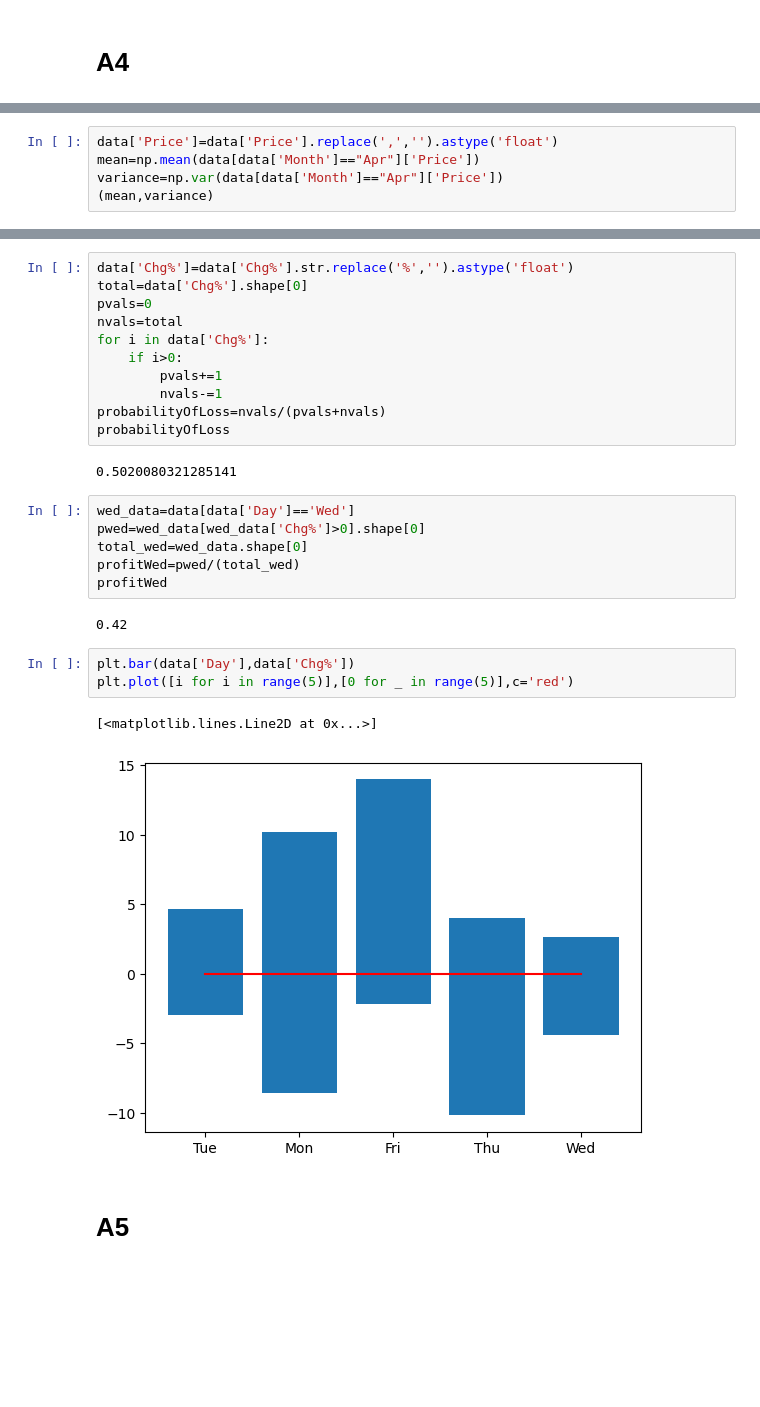
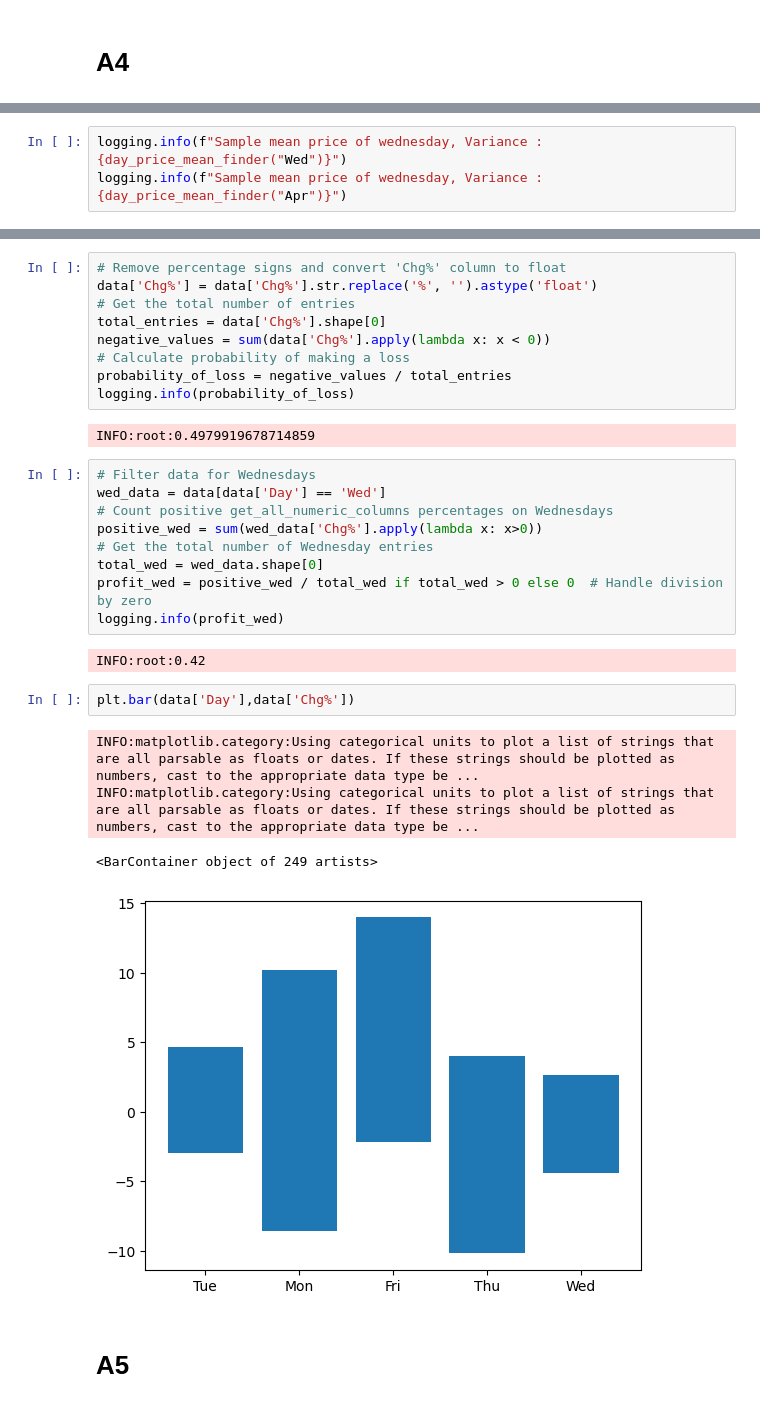
Before and after one commit to Prakash-Jugunta/MachineLearning, a Jupyter notebook: Assignment2/Assignment2.ipynb, the cells around one changed output, grey strips where cells are left out. Saved outputs shown, nothing was run; the diff lists cells and outputs as text; blank space fills up the shorter version.

```diff
--- a/Assignment2/Assignment2.ipynb
+++ b/Assignment2/Assignment2.ipynb
@@ -107,6 +89,4 @@ variance=np.var(data[data['Day']=="Wed"]['Price'])
 # %%
-data['Price']=data['Price'].replace(',','').astype('float')
-mean=np.mean(data[data['Month']=="Apr"]['Price'])
-variance=np.var(data[data['Month']=="Apr"]['Price'])
-(mean,variance)
+logging.info(f"Sample mean price of wednesday, Variance : {day_price_mean_finder("Wed")}")
+logging.info(f"Sample mean price of wednesday, Variance : {day_price_mean_finder("Apr")}")
 # %% [output]
@@ -114,30 +95,32 @@ variance=np.var(data[data['Month']=="Apr"]['Price'])
 # %%
-data['Chg%']=data['Chg%'].str.replace('%','').astype('float')
-total=data['Chg%'].shape[0]
-pvals=0
-nvals=total
-for i in data['Chg%']:
-    if i>0:
-        pvals+=1
-        nvals-=1
-probabilityOfLoss=nvals/(pvals+nvals)
-probabilityOfLoss
+# Remove percentage signs and convert 'Chg%' column to float
+data['Chg%'] = data['Chg%'].str.replace('%', '').astype('float')
+# Get the total number of entries
+total_entries = data['Chg%'].shape[0]
+negative_values = sum(data['Chg%'].apply(lambda x: x < 0))
+# Calculate probability of making a loss
+probability_of_loss = negative_values / total_entries
+logging.info(probability_of_loss)
 # %% [output]
-0.5020080321285141
+INFO:root:0.4979919678714859
 # %%
-wed_data=data[data['Day']=='Wed']
-pwed=wed_data[wed_data['Chg%']>0].shape[0]
-total_wed=wed_data.shape[0]
-profitWed=pwed/(total_wed)
-profitWed
+# Filter data for Wednesdays
+wed_data = data[data['Day'] == 'Wed']
+# Count positive get_all_numeric_columns percentages on Wednesdays
+positive_wed = sum(wed_data['Chg%'].apply(lambda x: x>0))
+# Get the total number of Wednesday entries
+total_wed = wed_data.shape[0]
+profit_wed = positive_wed / total_wed if total_wed > 0 else 0  # Handle division by zero
+logging.info(profit_wed)
 # %% [output]
-0.42
+INFO:root:0.42
 # %%
 plt.bar(data['Day'],data['Chg%'])
-plt.plot([i for i in range(5)],[0 for _ in range(5)],c='red')
 # %% [output]
-[<matplotlib.lines.Line2D at 0x...>]
+INFO:matplotlib.category:Using categorical units to plot a list of strings that are all parsable as floats or dates. If these strings should be plotted as numbers, cast to the appropriate data type be ...
+INFO:matplotlib.category:Using categorical units to plot a list of strings that are all parsable as floats or dates. If these strings should be plotted as numbers, cast to the appropriate data type be ...
+<BarContainer object of 249 artists>
-[figure, old version]
+[figure, new version]
 # %% [markdown]
 # A5
 # %%
```
Also changed, not shown: parts of 35 cells of this notebook, 3 other files.
